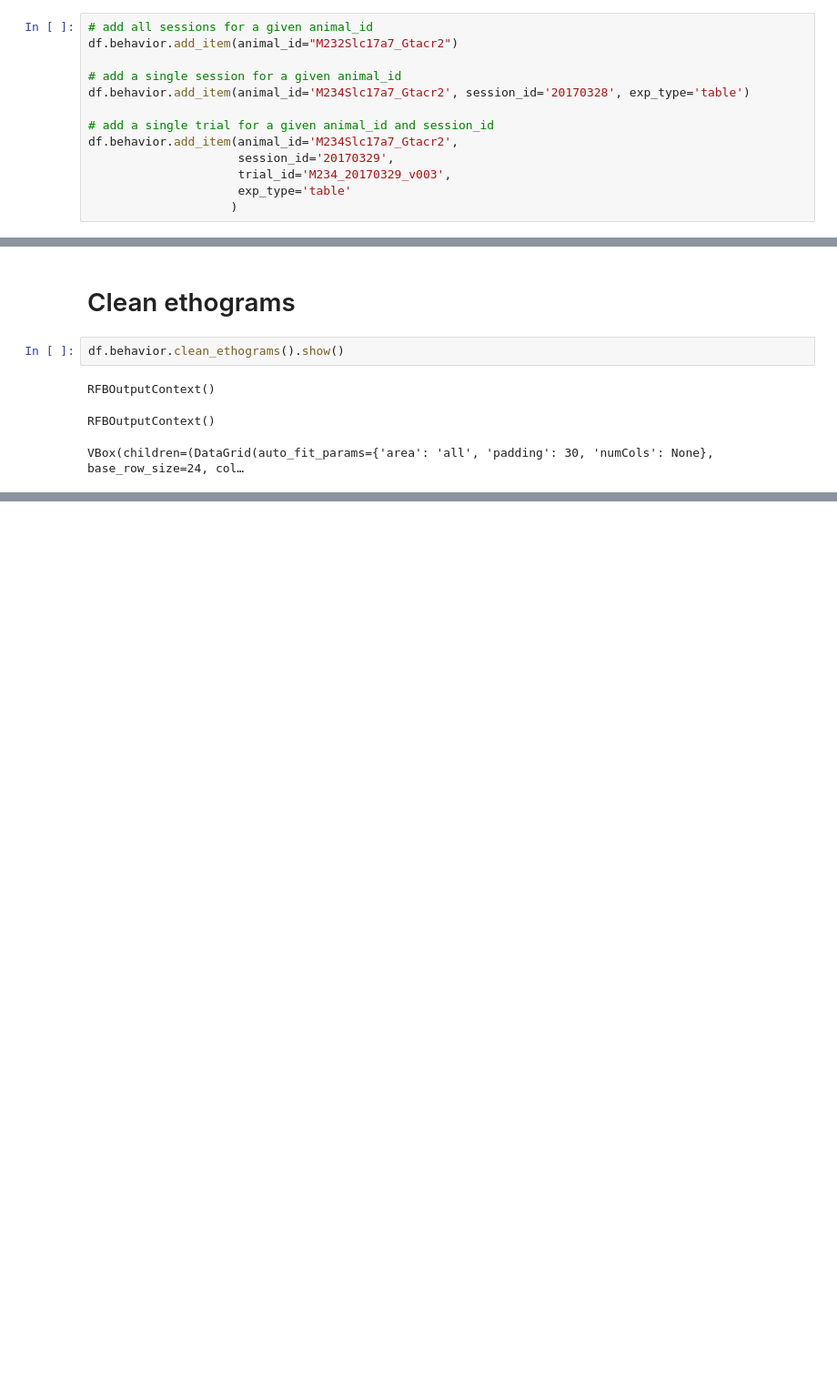
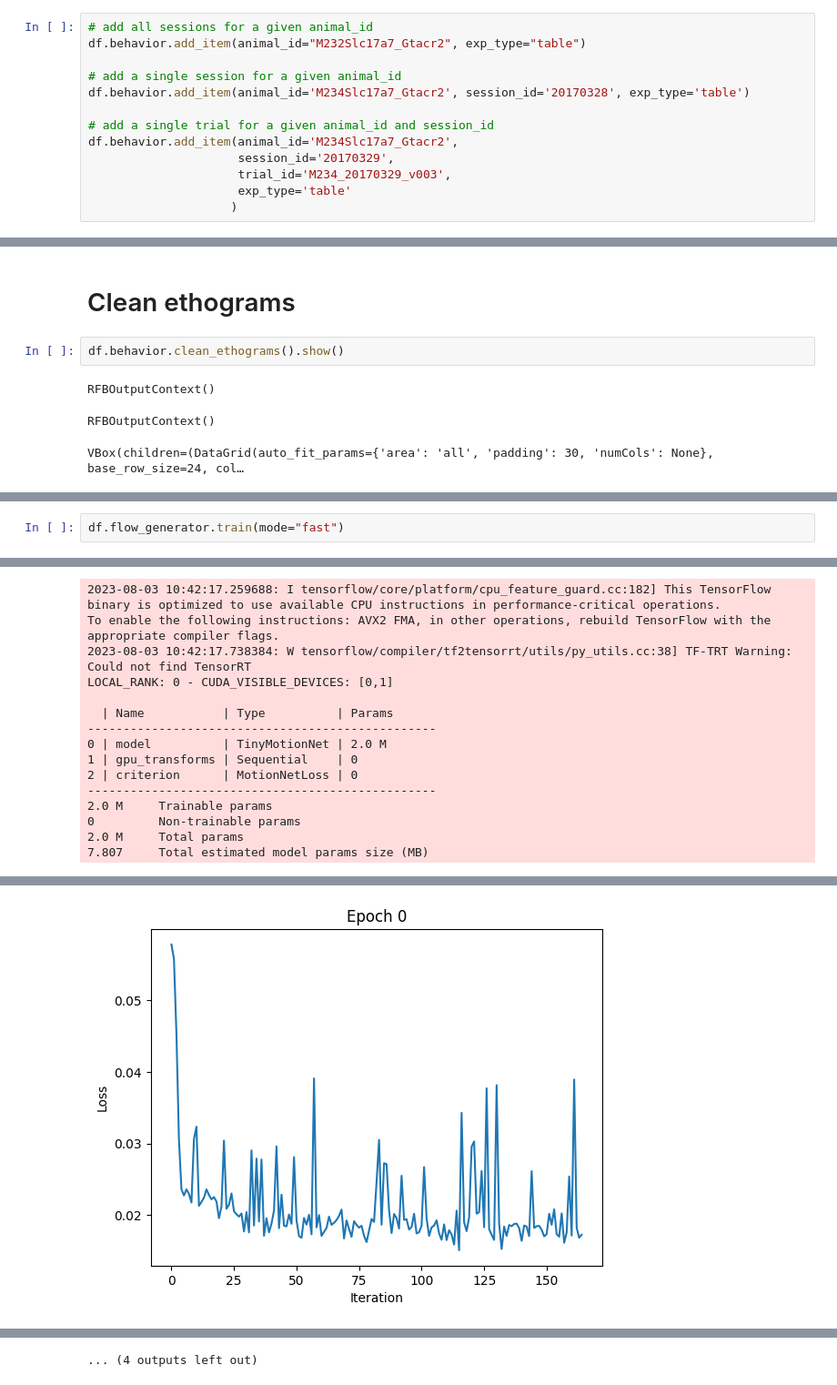
Before and after one commit to hantman-lab/animal-soup, a Jupyter notebook: notebooks/demo_notebook.ipynb, the cells around one changed output, grey strips where cells are left out. Shown at 91% size. Saved outputs shown, nothing was run; the diff lists cells and outputs as text; blank space fills up the shorter version.

```diff
--- a/notebooks/demo_notebook.ipynb
+++ b/notebooks/demo_notebook.ipynb
@@ -71,7 +71,7 @@ Add an item to the dataframe using a pandas dataframe extension access modifier.
 Can add all sessions for a given animal or simply add a single animal/session.
 # %%
 # add all sessions for a given animal_id
-df.behavior.add_item(animal_id="M232Slc17a7_Gtacr2")
+df.behavior.add_item(animal_id="M232Slc17a7_Gtacr2", exp_type="table")
 
 # add a single session for a given animal_id
 df.behavior.add_item(animal_id='M234Slc17a7_Gtacr2', session_id='20170328', exp_type='table')
@@ -190,0 +188,3 @@ VBox(children=(DataGrid(auto_fit_params={'area': 'all', 'padding': 30, 'numCols'
+# %%
+df.flow_generator.train(mode="fast")
+# %% [output]
@@ -190,0 +216,15 @@ VBox(children=(DataGrid(auto_fit_params={'area': 'all', 'padding': 30, 'numCols'
+2023-08-03 10:42:17.259688: I tensorflow/core/platform/cpu_feature_guard.cc:182] This TensorFlow binary is optimized to use available CPU instructions in performance-critical operations.
+To enable the following instructions: AVX2 FMA, in other operations, rebuild TensorFlow with the appropriate compiler flags.
+2023-08-03 10:42:17.738384: W tensorflow/compiler/tf2tensorrt/utils/py_utils.cc:38] TF-TRT Warning: Could not find TensorRT
+LOCAL_RANK: 0 - CUDA_VISIBLE_DEVICES: [0,1]
+
+  | Name           | Type          | Params
+-------------------------------------------------
+0 | model          | TinyMotionNet | 2.0 M
+1 | gpu_transforms | Sequential    | 0
+2 | criterion      | MotionNetLoss | 0
+-------------------------------------------------
+2.0 M     Trainable params
+0         Non-trainable params
+2.0 M     Total params
+7.807     Total estimated model params size (MB)
@@ -190,0 +233 @@ VBox(children=(DataGrid(auto_fit_params={'area': 'all', 'padding': 30, 'numCols'
+[figure, added]
@@ -190,0 +243 @@ VBox(children=(DataGrid(auto_fit_params={'area': 'all', 'padding': 30, 'numCols'
+... (4 outputs left out)
```
Also changed, not shown: parts of 5 cells of this notebook, 2 other files.
